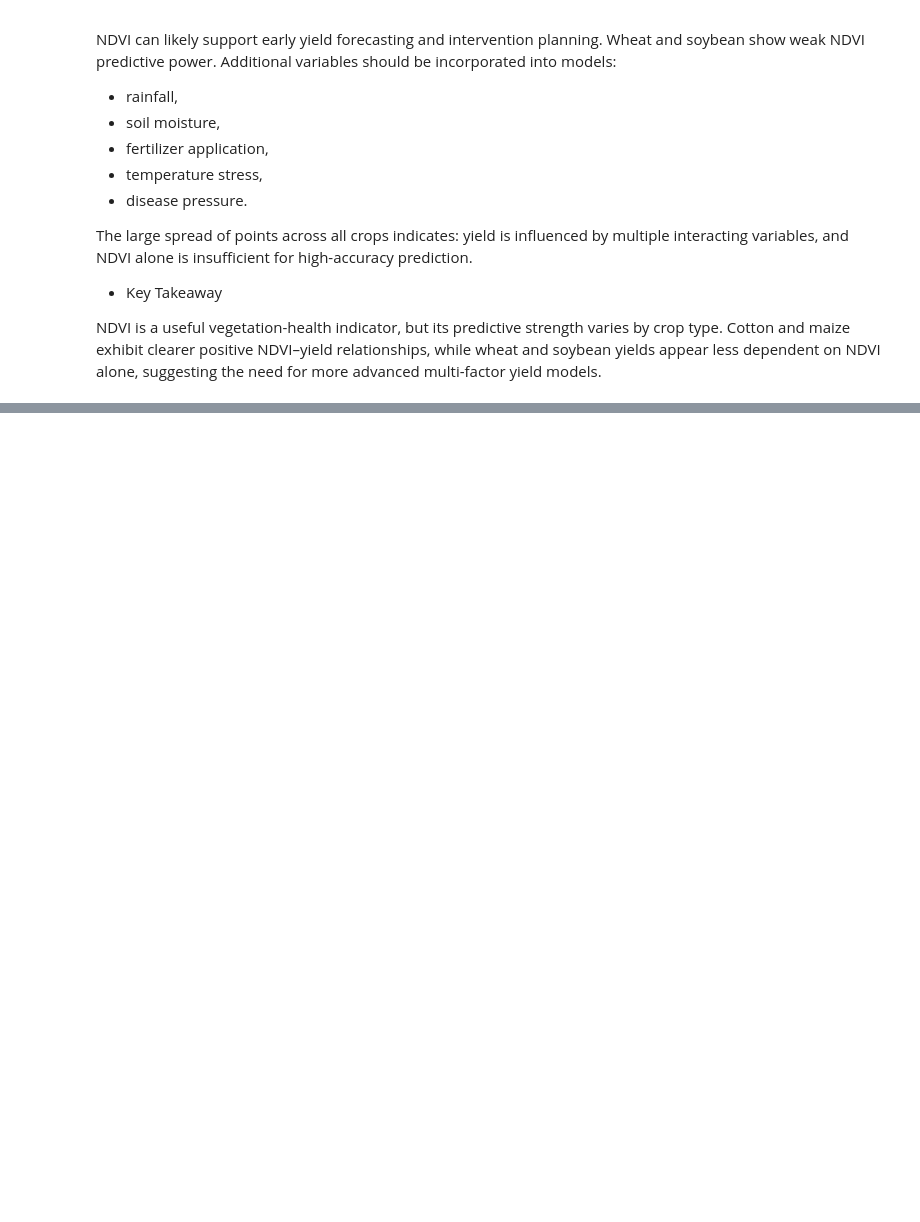
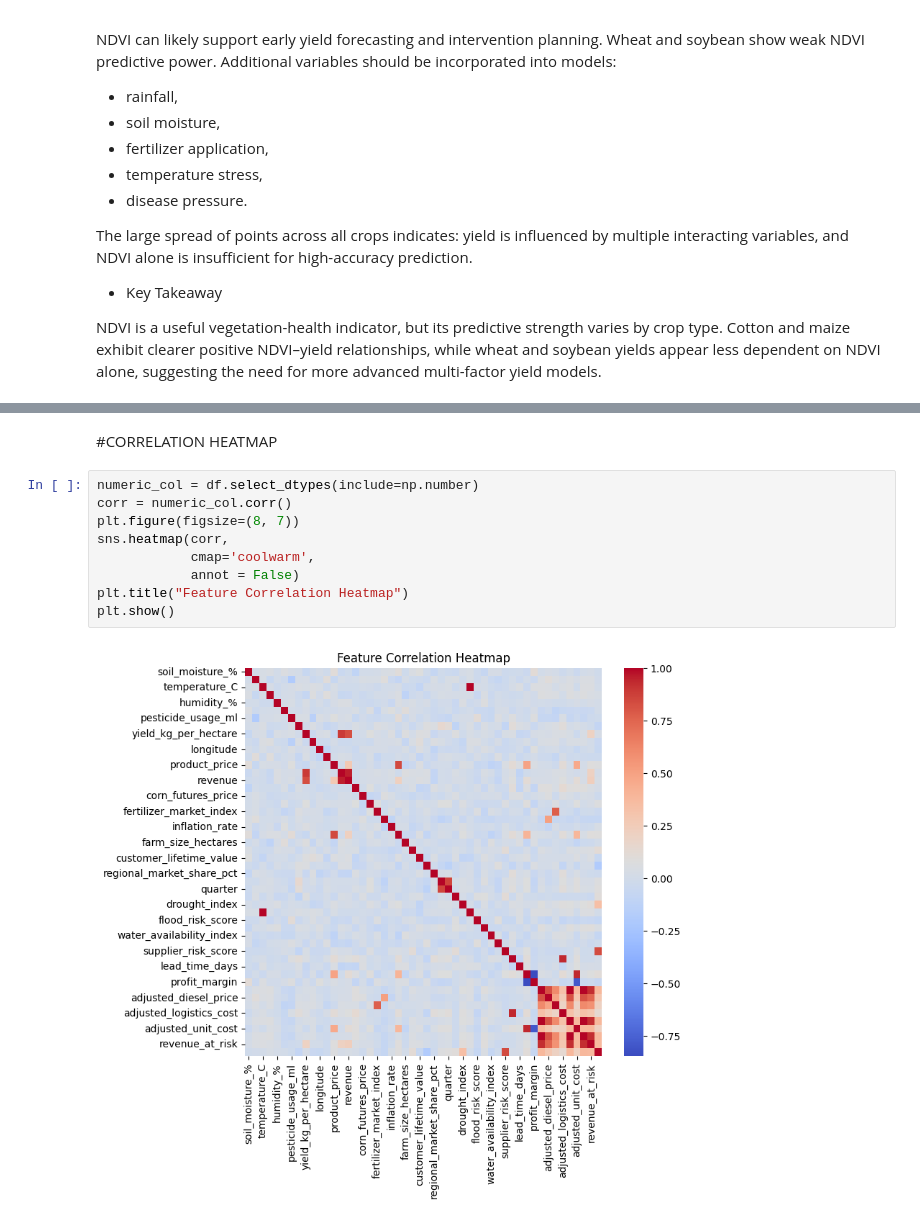
Before and after one commit to haliberry29/SadiyaTijjaniBaba_MachineLearning, a Jupyter notebook: AI_Powered_Agribusiness_Pricing.ipynb, the cells around one changed output, grey strips where cells are left out. Cells and saved outputs as stored; diff of their text form; blank space fills up the shorter version.

```diff
--- a/AI_Powered_Agribusiness_Pricing.ipynb
+++ b/AI_Powered_Agribusiness_Pricing.ipynb
@@ -1138,0 +1360,13 @@ NDVI is a useful vegetation-health indicator, but its predictive strength varies
+# %% [markdown]
+#CORRELATION HEATMAP
+# %%
+numeric_col = df.select_dtypes(include=np.number)
+corr = numeric_col.corr()
+plt.figure(figsize=(8, 7))
+sns.heatmap(corr,
+            cmap='coolwarm',
+            annot = False)
+plt.title("Feature Correlation Heatmap")
+plt.show()
+# %% [output]
+[figure, added]
```
Also changed, not shown: parts of 18 cells of this notebook.
